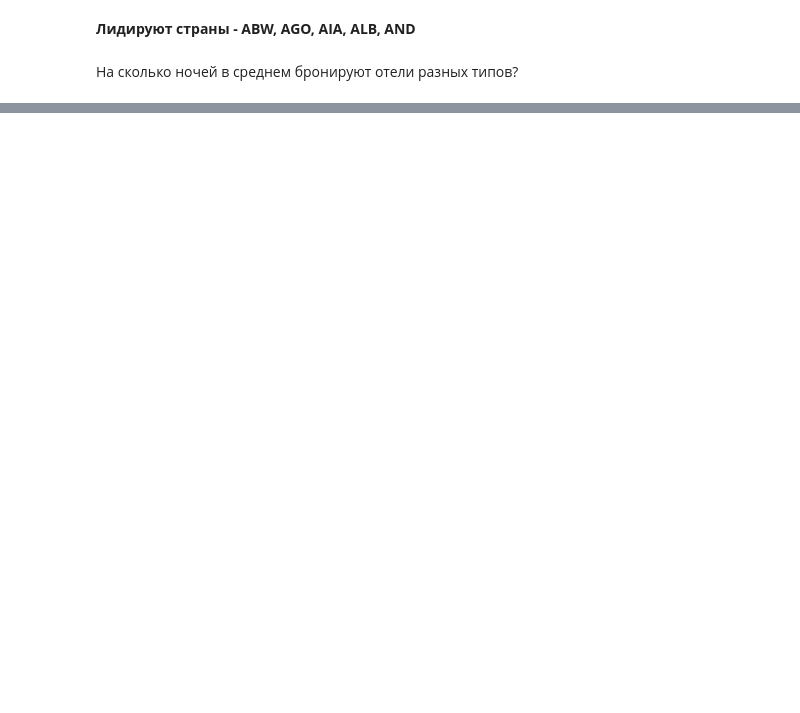
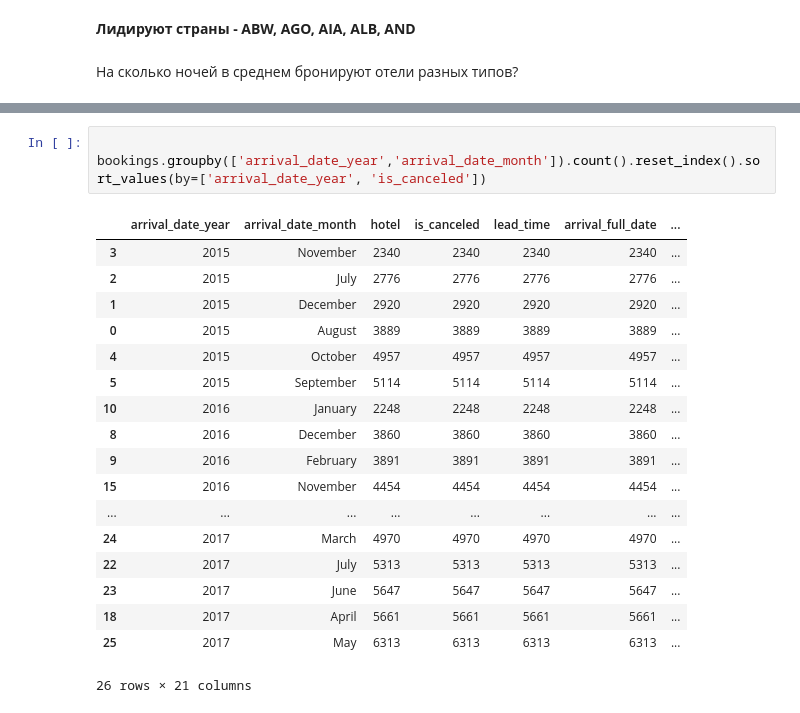
Before and after one commit to KirillXL/Statistics_practice, a Jupyter notebook: part1.ipynb, the cells around one changed output, grey strips where cells are left out. Saved outputs shown, nothing was run; the diff lists cells and outputs as text; blank space fills up the shorter version.

```diff
--- a/part1.ipynb
+++ b/part1.ipynb
@@ -289,0 +287,22 @@ df.head(10)
+# %%
+
+bookings.groupby(['arrival_date_year','arrival_date_month']).count().reset_index().sort_values(by=['arrival_date_year', 'is_canceled'])
+# %% [output]
+|  | arrival_date_year | arrival_date_month | hotel | is_canceled | lead_time | arrival_full_date | ... |
+| 3 | 2015 | November | 2340 | 2340 | 2340 | 2340 | ... |
+| 2 | 2015 | July | 2776 | 2776 | 2776 | 2776 | ... |
+| 1 | 2015 | December | 2920 | 2920 | 2920 | 2920 | ... |
+| 0 | 2015 | August | 3889 | 3889 | 3889 | 3889 | ... |
+| 4 | 2015 | October | 4957 | 4957 | 4957 | 4957 | ... |
+| 5 | 2015 | September | 5114 | 5114 | 5114 | 5114 | ... |
+| 10 | 2016 | January | 2248 | 2248 | 2248 | 2248 | ... |
+| 8 | 2016 | December | 3860 | 3860 | 3860 | 3860 | ... |
+| 9 | 2016 | February | 3891 | 3891 | 3891 | 3891 | ... |
+| 15 | 2016 | November | 4454 | 4454 | 4454 | 4454 | ... |
+| ... | ... | ... | ... | ... | ... | ... | ... |
+| 24 | 2017 | March | 4970 | 4970 | 4970 | 4970 | ... |
+| 22 | 2017 | July | 5313 | 5313 | 5313 | 5313 | ... |
+| 23 | 2017 | June | 5647 | 5647 | 5647 | 5647 | ... |
+| 18 | 2017 | April | 5661 | 5661 | 5661 | 5661 | ... |
+| 25 | 2017 | May | 6313 | 6313 | 6313 | 6313 | ... |
+26 rows × 21 columns
```
Also changed, not shown: parts of 13 cells of this notebook.
